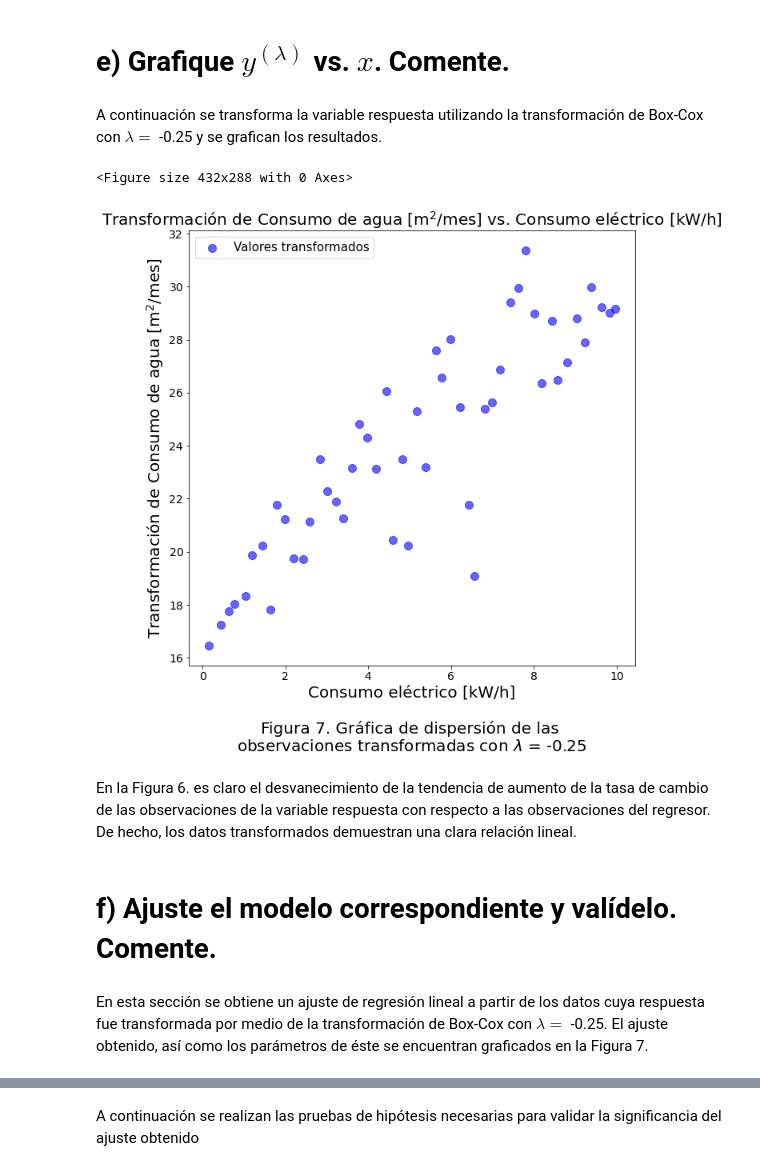
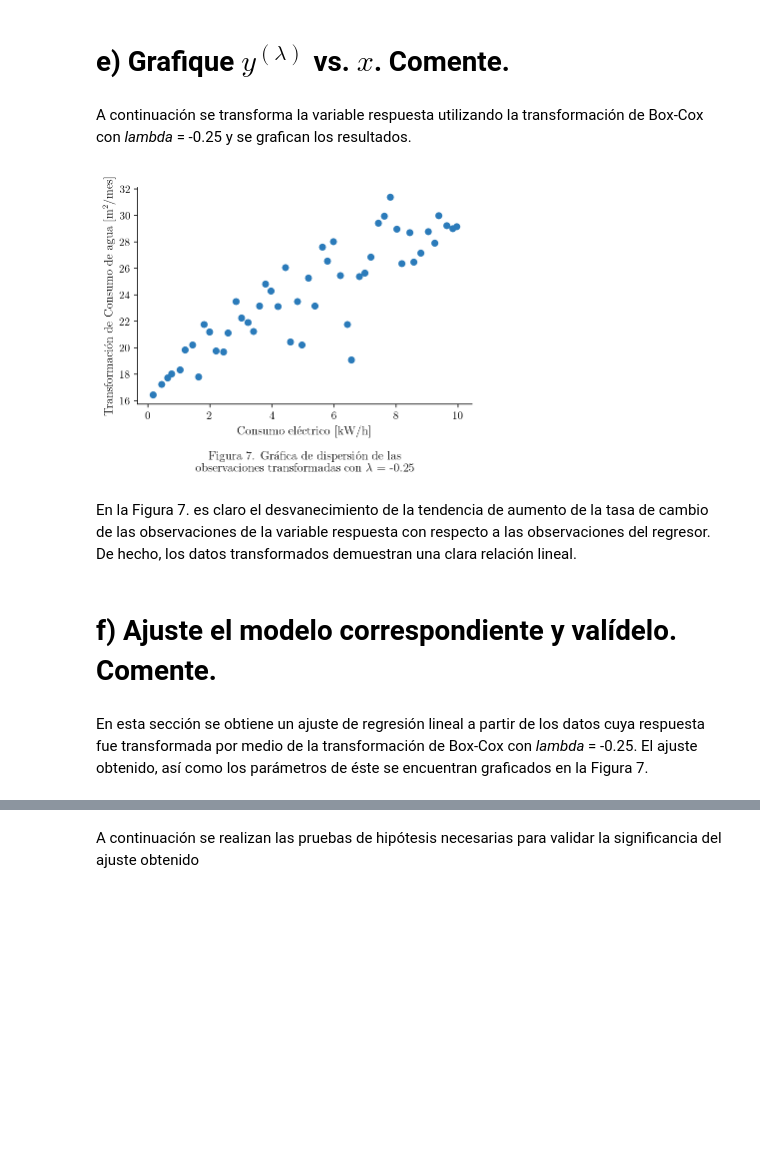
Before and after one commit to cegm/EA2-Entregables, a Jupyter notebook: Controles/Control 2/Control 2.ipynb, the cells around one changed output, grey strips where cells are left out. Cells and saved outputs as stored; diff of their text form; code cells hidden in the pictures; blank space fills up the shorter version.

```diff
--- a/Controles/Control 2/Control 2.ipynb
+++ b/Controles/Control 2/Control 2.ipynb
@@ -21,16 +21,13 @@ from scipy import stats
 
 pd.options.display.precision = 2 # Para 2 decimales.
 
-"""
 %matplotlib inline
 %config InlineBackend.figure_format = 'retina'
 
 #Options
 params = {'font.family':'STIXGeneral',
           'text.usetex' : True,
-          'font.size' : 11,
-          #'figure.dpi':100
+          'font.size' : 11
           }
 
 plt.rcParams.update(params)
-"""
@@ -260,12 +347,3 @@ df.columns = ["Observación"] + pretty_columns
 
 # Etiquetar las observaciones con las numeración provista
 df = df.set_index('Observación')
-"""
-df = pd.read_csv('../../..//Datos/propellant.dat', sep='\s+')
-df = df.filter(["obs", "edad", "fuerza"])
-pretty_columns = ["Consumo eléctrico [kW/h]", "Consumo de agua [m$^2$/mes]"] # Columnas para display, plot, etc.
-working_columns = ["x", "y"] # Columnas para código y cálculos.
-df.columns = ["Observación"] + pretty_columns
-df = df.set_index('Observación')
-display(df)
-"""
@@ -303,6 +383,3 @@ Como podemos observar, ambos tipos de consumo tienen una tendencia creciente. Si
 Por otro lado, a pesar de que el `consumo de agua` empieza con cambios pequeños y crecientes, después de la quinta observación podemos notar que se presentan cambios más grandes entre cada observación y no todos los consumos son mayores que los anteriores. En resumen, los valores del `consumo de agua` tienen más variabilidad que los del `consumo eléctrico`.
 
 Ahora, vamos a graficar los datos tomando en cuenta al `Consumo eléctrico` como la variable independiente y al `Consumo de agua` como la variable dependiente.
-# %%
-caption = "Figura 2. Gráfica de dispersión de la observaciones originales"
-scatter_fit_plot(df, pretty_columns[0], pretty_columns[1], caption)
@@ -328,3 +432,0 @@ y=2.88+1.3X
-# %%
-caption = "Figura 3. Gráfica de de dispersión de las observaciones \n originales con recta de ajuste de regresión lineal"
-scatter_fit_plot(df, pretty_columns[0], pretty_columns[1], caption, y_fit = pretty_columns[2], beta_0 = beta_0, beta_1 = beta_1)
@@ -513,7 +604,7 @@ El punto importante a notar en la Figura X es que $\lambda =$  -0.25 se encuentr
 # %% [markdown]
 # e) Grafique $y^{(\lambda)}$ vs. $x$. Comente.
 # %% [markdown]
-A continuación se transforma la variable respuesta utilizando la transformación de Box-Cox con $\lambda =$  -0.25 y se grafican los resultados.
+A continuación se transforma la variable respuesta utilizando la transformación de Box-Cox con *lambda*  = -0.25 y se grafican los resultados.
 # %%
 working_columns = ["x", "y", "y_fit"]
 df.columns = working_columns
@@ -521,21 +612,30 @@ df["y_trans"] = box_cox_transformation(df, "y", -0.25)
 # %%
 pretty_columns = ["Consumo eléctrico [kW/h]",
                   "Consumo de agua [m$^2$/mes]",
                   "Ajuste lineal (respuesta original)",
                   "Transformación de Consumo de agua [m$^2$/mes]"]
 df.columns = pretty_columns
 
-caption = "Figura 7. Gráfica de dispersión de las \n" +  r"observaciones transformadas con $\lambda$ = -0.25"
-scatter_fit_plot(df, pretty_columns[0], pretty_columns[3], caption, trans = True)
+params = {
+    'X': df['Consumo eléctrico [kW/h]'],
+    'y': df['Transformación de Consumo de agua [m$^2$/mes]']
+}
+plot(
+    params = [params],
+    num = 7,
+    x_labels = ['Consumo eléctrico [kW/h]'],
+    y_labels = ['Transformación de Consumo de agua [m$^2$/mes]'],
+    captions = ["Gráfica de dispersión de las \n" +  r"observaciones transformadas con $\lambda$ = -0.25"],
+    types = ['scatter']
+)
 # %% [output]
-<Figure size 432x288 with 0 Axes>
-[figure, old version]
+[figure, new version]
 # %% [markdown]
-En la Figura 6. es claro el desvanecimiento de la tendencia de aumento de la tasa de cambio de las observaciones de la variable respuesta con respecto a las observaciones del regresor. De hecho, los datos transformados demuestran una clara relación lineal.
+En la Figura 7. es claro el desvanecimiento de la tendencia de aumento de la tasa de cambio de las observaciones de la variable respuesta con respecto a las observaciones del regresor. De hecho, los datos transformados demuestran una clara relación lineal.
 # %% [markdown]
 # f) Ajuste el modelo correspondiente y valídelo. Comente.
 # %% [markdown]
-En esta sección se obtiene un ajuste de regresión lineal a partir de los datos cuya respuesta fue transformada por medio de la transformación de Box-Cox con $\lambda = $ -0.25. El ajuste obtenido, así como los parámetros de éste se encuentran graficados en la Figura 7.
+En esta sección se obtiene un ajuste de regresión lineal a partir de los datos cuya respuesta fue transformada por medio de la transformación de Box-Cox con *lambda*  = -0.25. El ajuste obtenido, así como los parámetros de éste se encuentran graficados en la Figura 7.
 # %%
 working_columns = ["x", "y", "y_fit", "y_trans"]
 df.columns = working_columns
```
Also changed, not shown: parts of 25 cells of this notebook, 2 other files.
